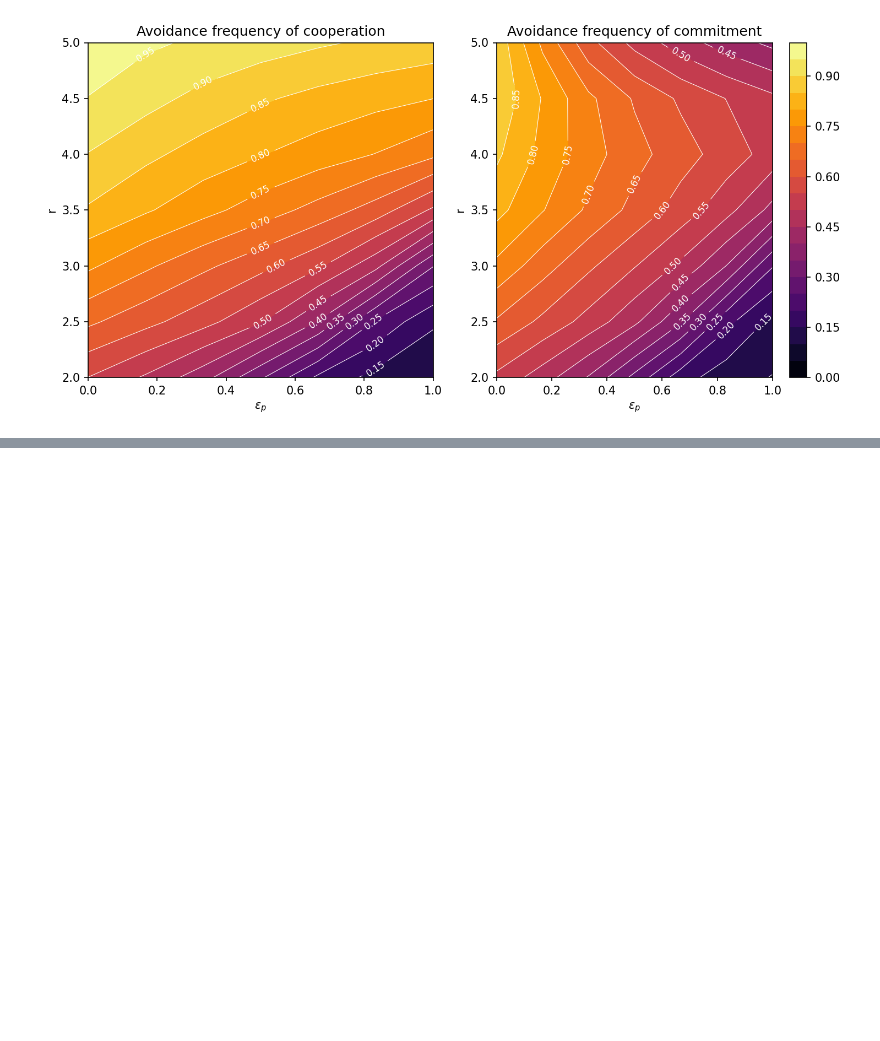
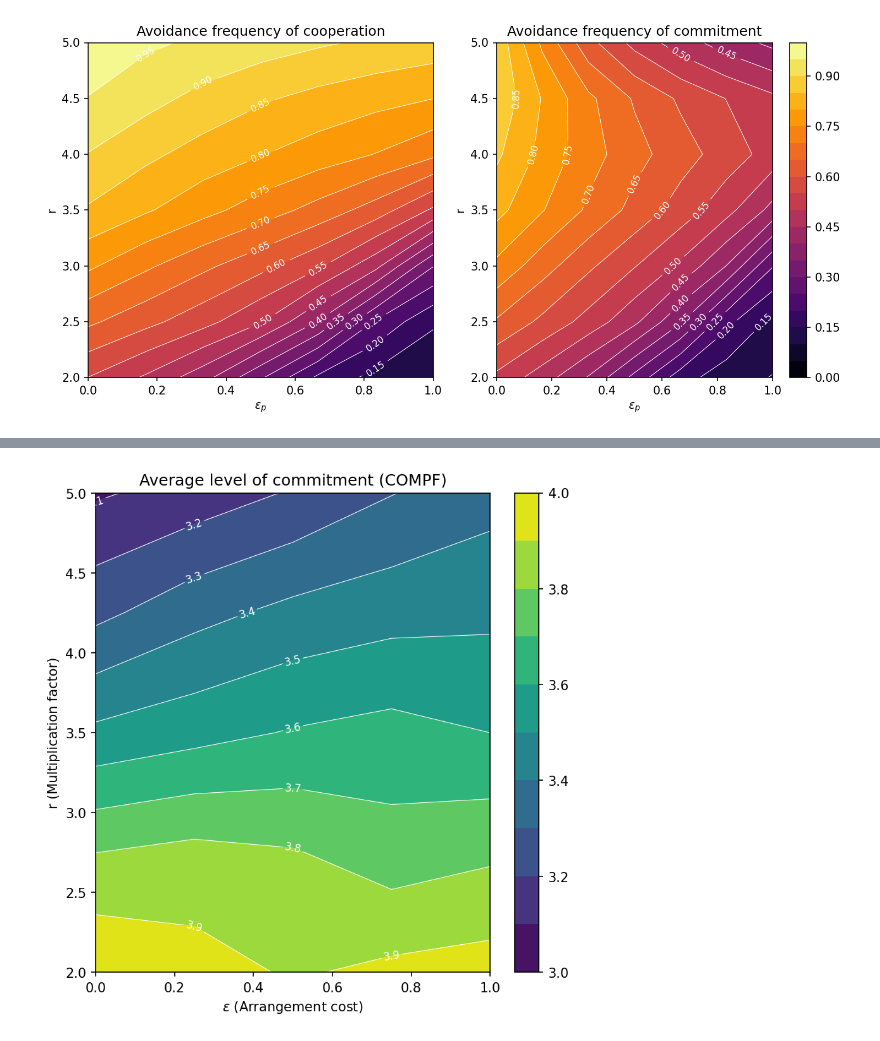
Before and after one commit to Teytey2002/Projet_Learning, a Jupyter notebook: Project.ipynb, the cells around one changed output, grey strips where cells are left out. Cells and saved outputs as stored; diff of their text form; code cells hidden in the pictures; blank space fills up the shorter version.

Commit message:
figure 5 ok

```diff
--- a/Project.ipynb
+++ b/Project.ipynb
@@ -242,0 +326,21 @@ plt.show()
+# %%
+nb_points = 5
+eps_values = np.linspace(0., 1., nb_points)
+r_values = np.linspace(2., 5., nb_points)
+
+average_F = np.zeros((nb_points, nb_points), dtype = float)
+
+for i, eps in enumerate(eps_values):
+    for j, r in enumerate(r_values):
+        game = PGGWithCommitment(group_size, c, r, eps, delta)
+        evolver = PairwiseComparison(Z, game)
+        transition_matrix,_ = evolver.calculate_transition_and_fixation_matrix_sml(beta)
+        stationary_distribution = calculate_stationary_distribution(transition_matrix.transpose())
+
+        average_F[i, j] = sum(stationary_distribution[0:5] * np.arange(1, 6)) / sum(stationary_distribution[0:5])
+
+# Vérifier les valeurs calculées
+print("Matrice des moyennes F :")
+print(average_F)
+print("Min : ", np.min(average_F))
+print("Max : ", np.max(average_F))
@@ -242,0 +356,17 @@ plt.show()
+# %%
+# Plot the average level of commitment
+plt.figure(figsize=(6, 6), dpi=150)
+
+levels = np.linspace(3.0, 4.0, 11)
+contour = plt.contourf(eps_values, r_values, average_F.T, levels=levels, cmap='viridis')
+contour_lines = plt.contour(eps_values, r_values, average_F.T, levels=levels, colors='white', linewidths=0.5)
+plt.clabel(contour_lines, inline=True, fontsize=8, fmt="%.1f")
+plt.xlabel(r'$\epsilon$ (Arrangement cost)')
+plt.ylabel('r (Multiplication factor)')
+plt.title('Average level of commitment (COMPF)')
+plt.colorbar(contour)
+
+plt.tight_layout()
+plt.show()
+# %% [output]
+[figure, added]
```
Also changed, not shown: parts of 17 cells of this notebook.
